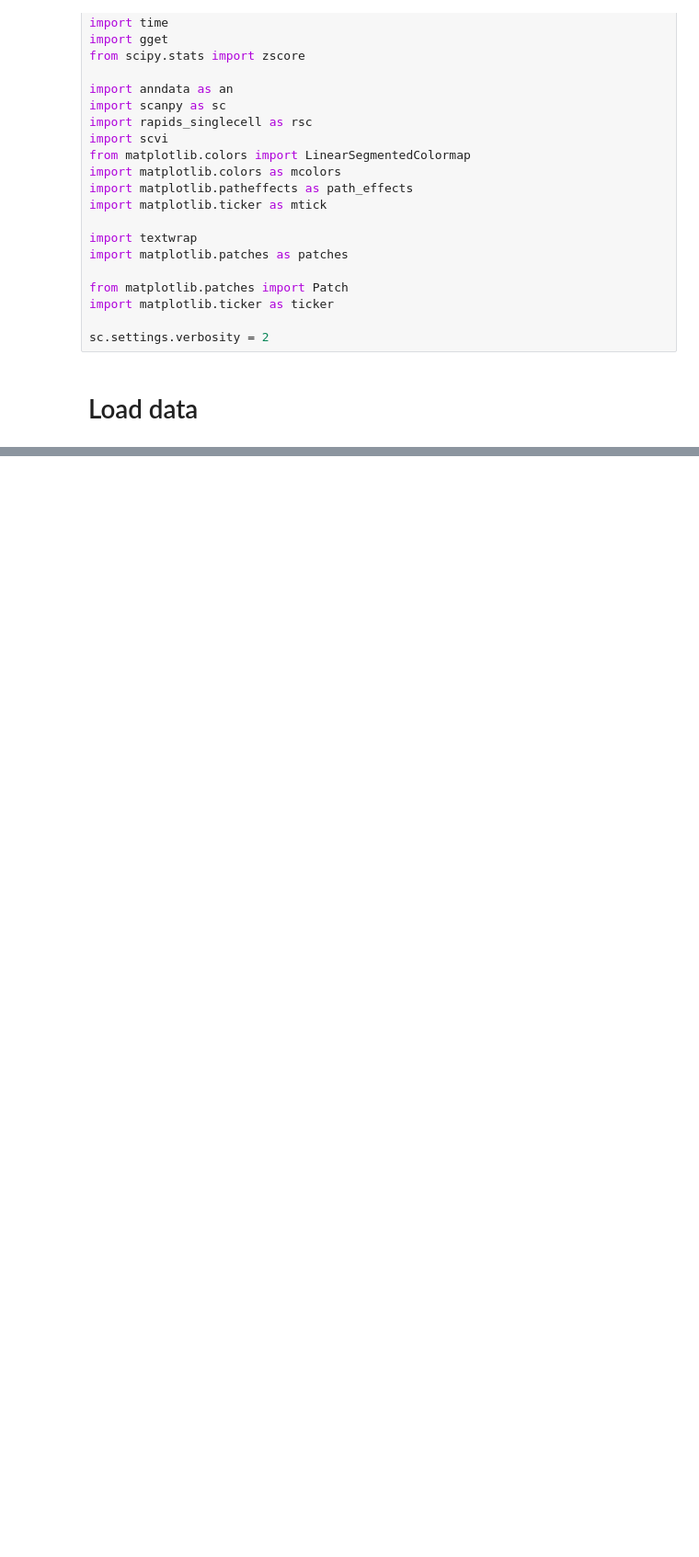
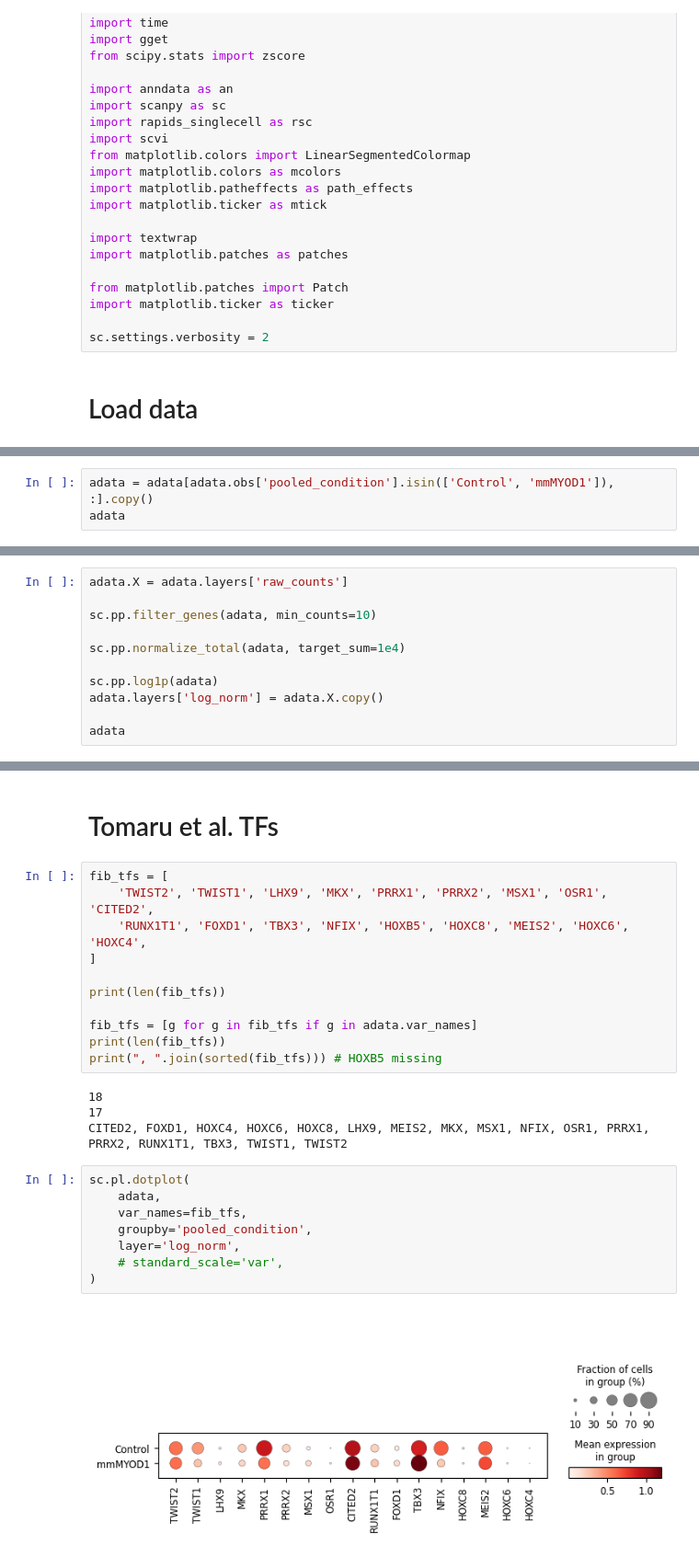
Before and after one commit to jrcwycy/Hybrid, a Jupyter notebook: notebooks/summary/gex_mmMYOD1_control.ipynb, the cells around one changed output, grey strips where cells are left out. Shown at 92% size. Cells and saved outputs as stored; diff of their text form; blank space fills up the shorter version.

```diff
--- a/notebooks/summary/gex_mmMYOD1_control.ipynb
+++ b/notebooks/summary/gex_mmMYOD1_control.ipynb
@@ -38,0 +50,3 @@ adata
+# %%
+adata = adata[adata.obs['pooled_condition'].isin(['Control', 'mmMYOD1']), :].copy()
+adata
@@ -38,0 +62,11 @@ adata
+# %%
+adata.X = adata.layers['raw_counts']
+
+sc.pp.filter_genes(adata, min_counts=10)
+
+sc.pp.normalize_total(adata, target_sum=1e4)
+
+sc.pp.log1p(adata)
+adata.layers['log_norm'] = adata.X.copy()
+
+adata
@@ -38,0 +86,27 @@ adata
+# %% [markdown]
+# Tomaru et al. TFs
+# %%
+fib_tfs = [
+    'TWIST2', 'TWIST1', 'LHX9', 'MKX', 'PRRX1', 'PRRX2', 'MSX1', 'OSR1', 'CITED2',
+    'RUNX1T1', 'FOXD1', 'TBX3', 'NFIX', 'HOXB5', 'HOXC8', 'MEIS2', 'HOXC6', 'HOXC4',
+]
+
+print(len(fib_tfs))
+
+fib_tfs = [g for g in fib_tfs if g in adata.var_names]
+print(len(fib_tfs))
+print(", ".join(sorted(fib_tfs))) # HOXB5 missing
+# %% [output]
+18
+17
+CITED2, FOXD1, HOXC4, HOXC6, HOXC8, LHX9, MEIS2, MKX, MSX1, NFIX, OSR1, PRRX1, PRRX2, RUNX1T1, TBX3, TWIST1, TWIST2
+# %%
+sc.pl.dotplot(
+    adata,
+    var_names=fib_tfs,
+    groupby='pooled_condition',
+    layer='log_norm',
+    # standard_scale='var',
+)
+# %% [output]
+[figure, added]
```
Also changed, not shown: parts of 17 cells of this notebook, 42 other files.
